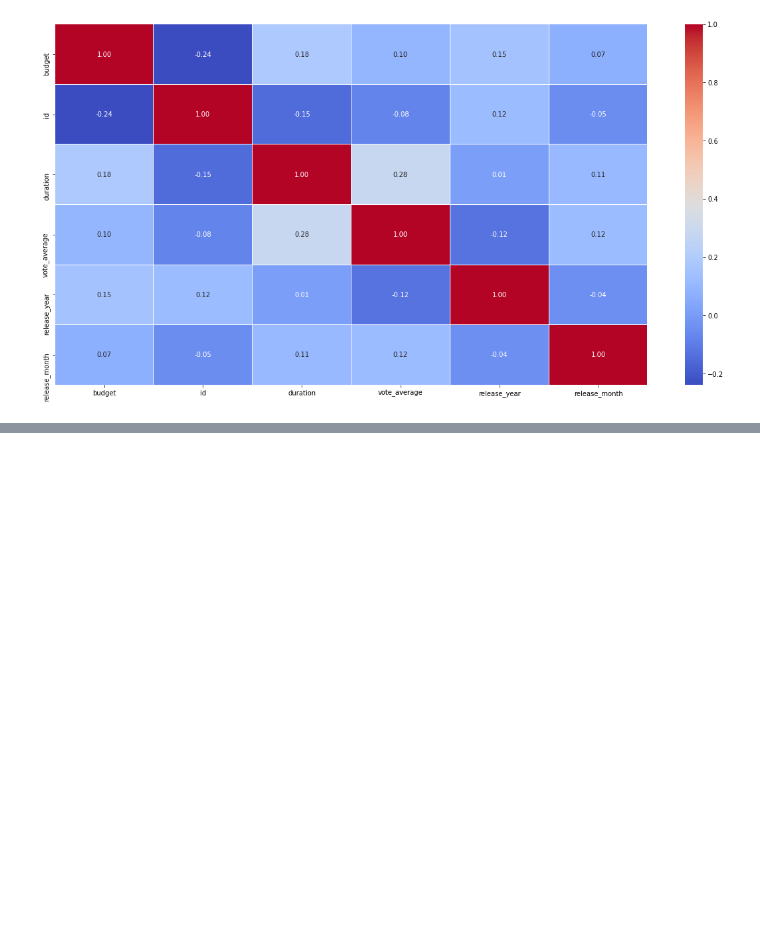
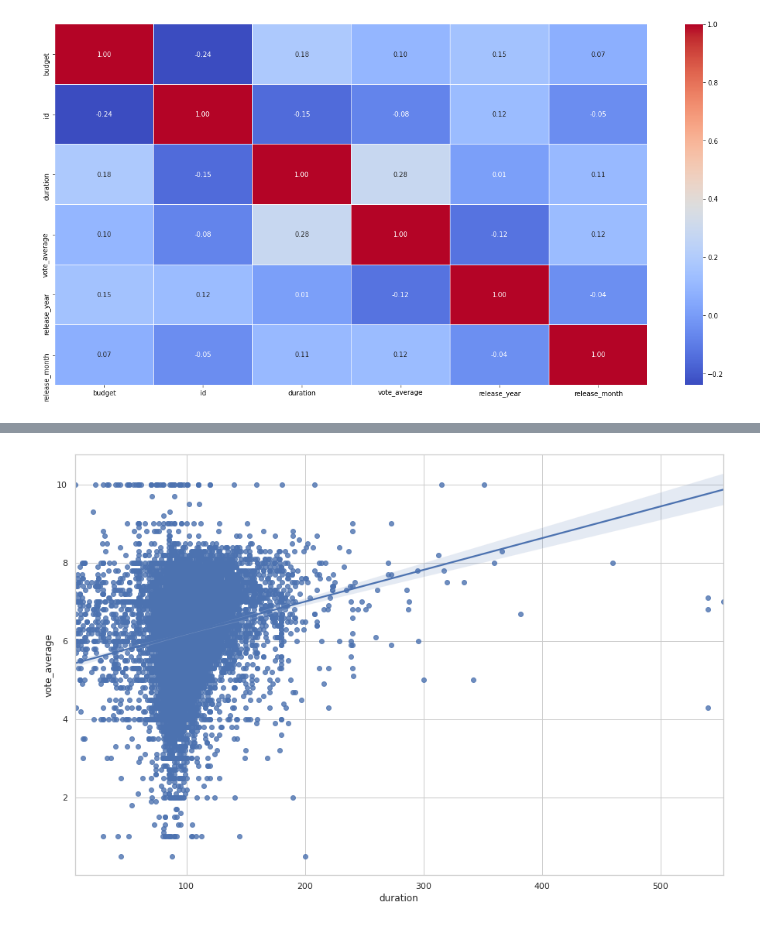
Before and after one commit to serenaZhou/INFO7390_Data_Sci, a Jupyter notebook: Project.ipynb, the cells around one changed output, grey strips where cells are left out. Drawn from its saved outputs; the diff is of its cells as text; code cells hidden in the pictures; blank space fills up the shorter version.

```diff
--- a/Project.ipynb
+++ b/Project.ipynb
@@ -232,0 +259,7 @@ sns.regplot(x="release_year", y="vote_average", data=raw_data)
+# %%
+plt.figure(figsize=(15,10))
+sns.set(style="whitegrid")
+sns.regplot(x="duration", y="vote_average", data=raw_data)
+plt.show()
+# %% [output]
+[figure, added]
```
Also changed, not shown: parts of 14 cells of this notebook.
